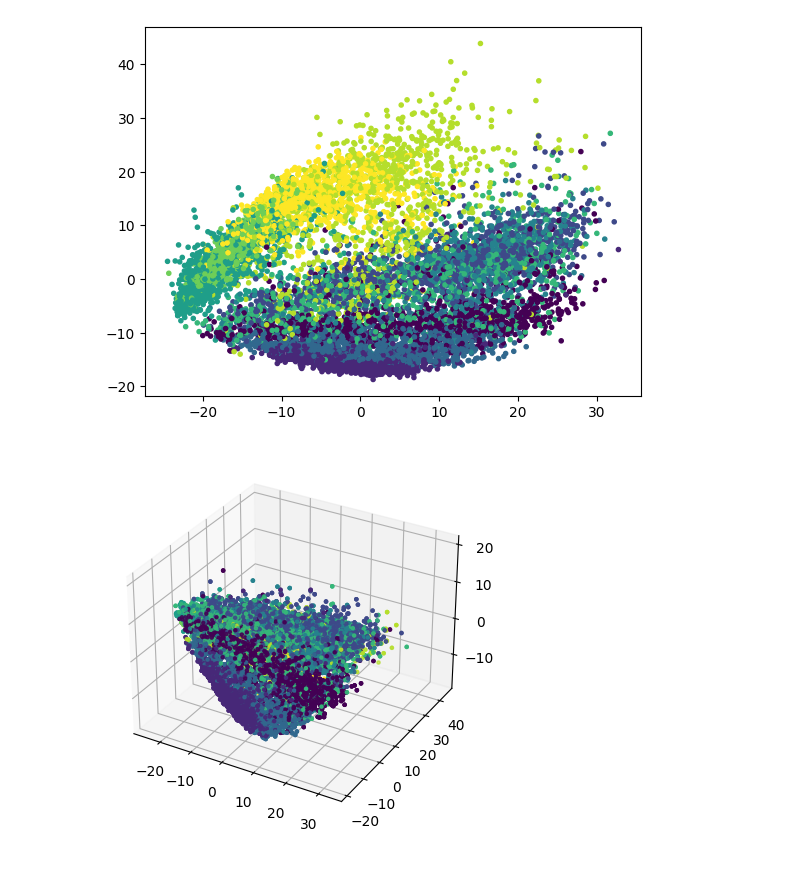
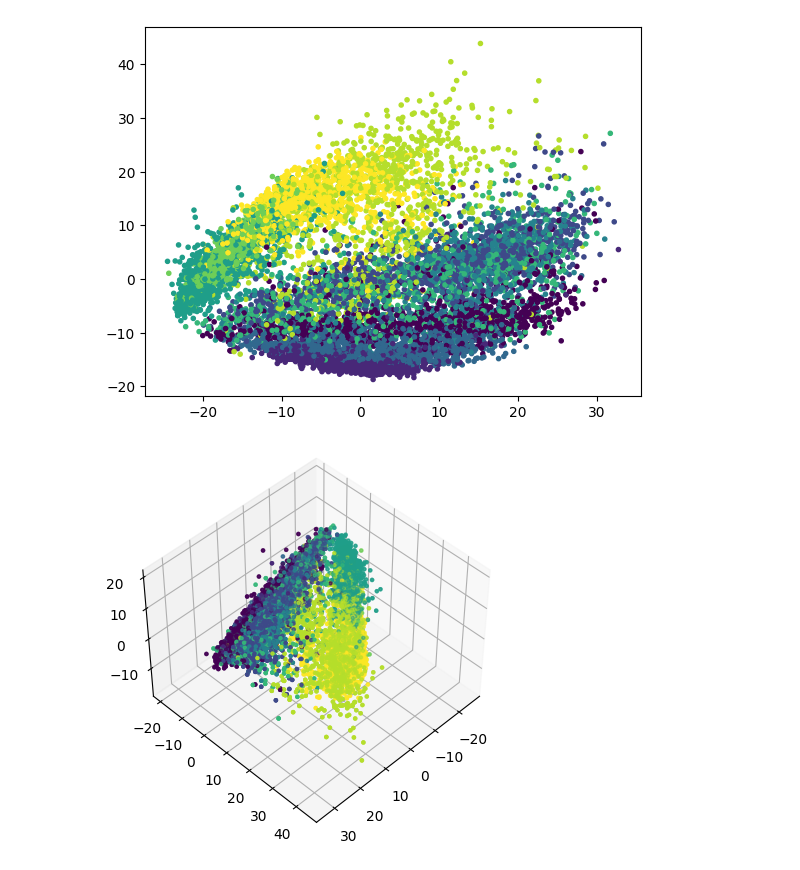
Before and after one commit to LisaDaVinchie/adv-ml_challenge1, a Jupyter notebook: AdvML_Challenge1_Lisa.ipynb, the cells around one changed output. Cells and saved outputs as stored; diff of their text form; code cells hidden in the pictures.

Commit message:
"Added 3d plot"

```diff
--- a/AdvML_Challenge1_Lisa.ipynb
+++ b/AdvML_Challenge1_Lisa.ipynb
@@ -96,9 +96,11 @@ plt.scatter(data_pca[:, 0], data_pca[:, 1], c = labels_subset, marker='.')
 # %%
 fig = plt.figure()
 ax = fig.add_subplot(111, projection='3d')
 
 # Color the data points based on the labels
 for i in range(3):
     ax.scatter(data_pca[:, 0], data_pca[:, 1], data_pca[:, 2], c = labels_subset, marker='.')
+
+ax.view_init(elev=45, azim=45)
 # %% [output]
-[figure, old version]
+[figure, new version]
```
